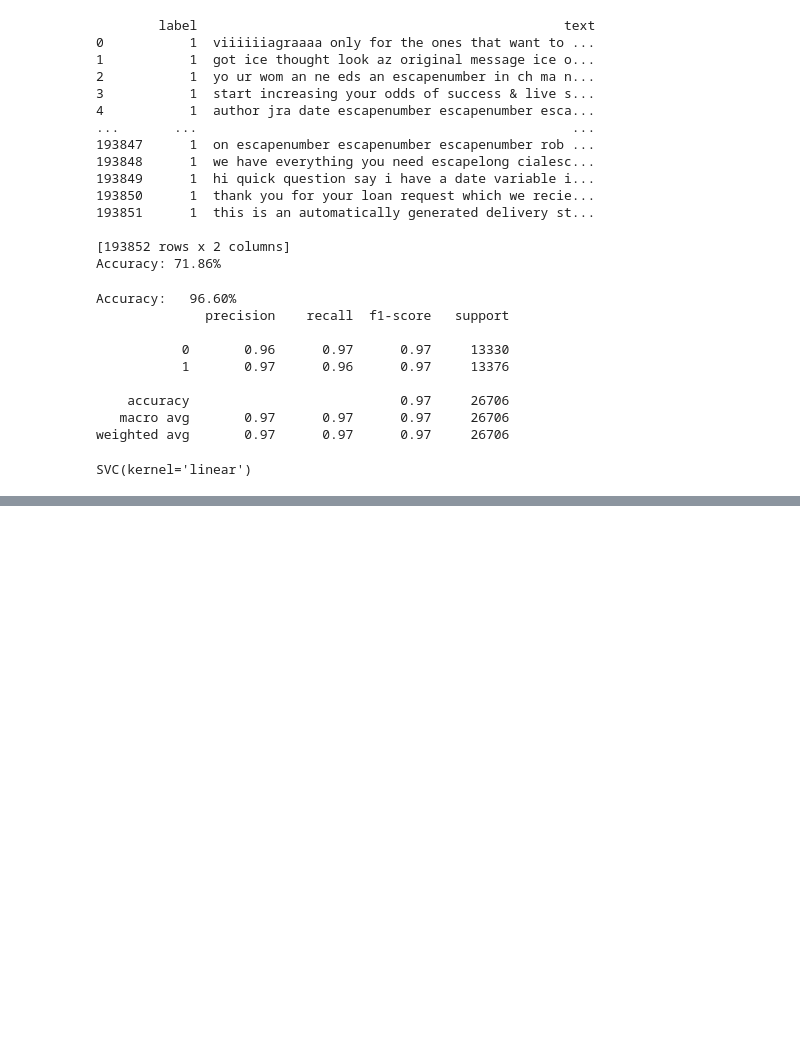
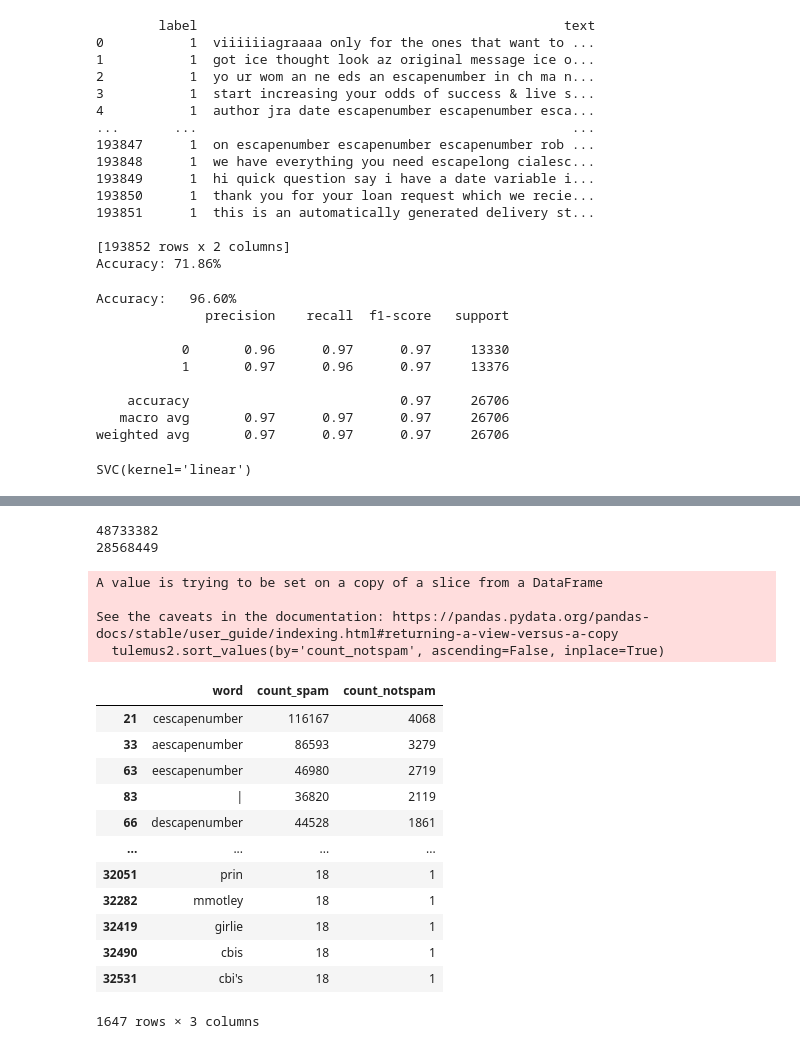
Before and after one commit to RaivoPoisu/SpamMail5, a Jupyter notebook: main.ipynb, the cells around one changed output, grey strips where cells are left out. Saved outputs shown, nothing was run; the diff lists cells and outputs as text; code cells hidden in the pictures; blank space fills up the shorter version.

```diff
--- a/main.ipynb
+++ b/main.ipynb
@@ -108,2 +111,35 @@ Model.SaveModel(model, "RandomForest(71.86)")
 # %%
-Rf71=Model.ReadModel("RandomForest(71.86)")
+#Rf71=Model.ReadModel("RandomForest(71.86)")
+wordCountSpam=sum(SpamWordsDf["count"])
+wordCount=sum(WordsDf["count"])
+# %%
+
+Multiplier= wordCount/wordCountSpam
+# %% [output]
+48733382
+28568449
+# %%
+tulemusSpam=Words_Merged_df[Words_Merged_df["count_spam"] > Words_Merged_df["count_notspam"]*10*Multiplier]
+# %%
+tulemusSpam.sort_values(by='count_notspam', ascending=False, inplace=True)
+# %% [output]
+A value is trying to be set on a copy of a slice from a DataFrame
+
+See the caveats in the documentation: https://pandas.pydata.org/pandas-docs/stable/user_guide/indexing.html#returning-a-view-versus-a-copy
+  tulemus2.sort_values(by='count_notspam', ascending=False, inplace=True)
+# %%
+tulemusSpam
+# %% [output]
+|  | word | count_spam | count_notspam |
+| 21 | cescapenumber | 116167 | 4068 |
+| 33 | aescapenumber | 86593 | 3279 |
+| 63 | eescapenumber | 46980 | 2719 |
+| 83 | | | 36820 | 2119 |
+| 66 | descapenumber | 44528 | 1861 |
+| ... | ... | ... | ... |
+| 32051 | prin | 18 | 1 |
+| 32282 | mmotley | 18 | 1 |
+| 32419 | girlie | 18 | 1 |
+| 32490 | cbis | 18 | 1 |
+| 32531 | cbi's | 18 | 1 |
+1647 rows × 3 columns
```
Also changed, not shown: parts of 10 cells of this notebook.
